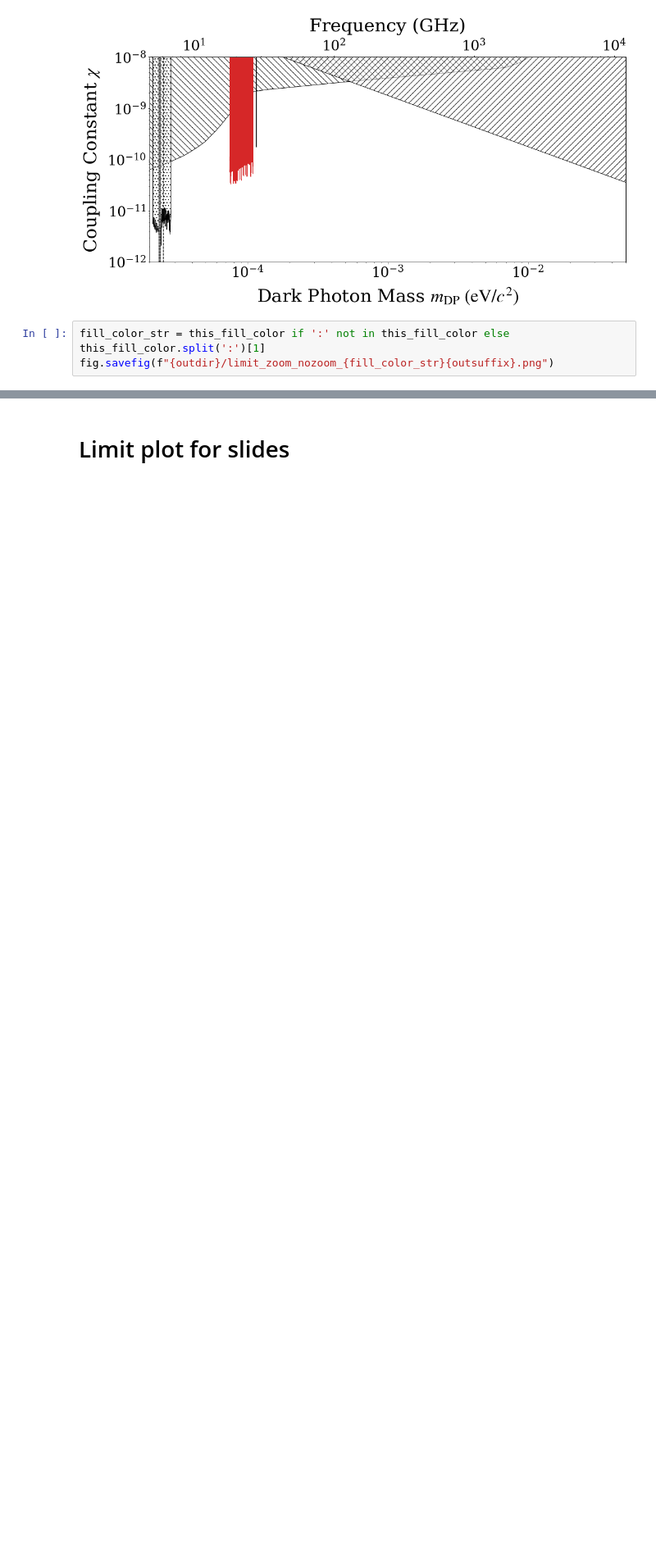
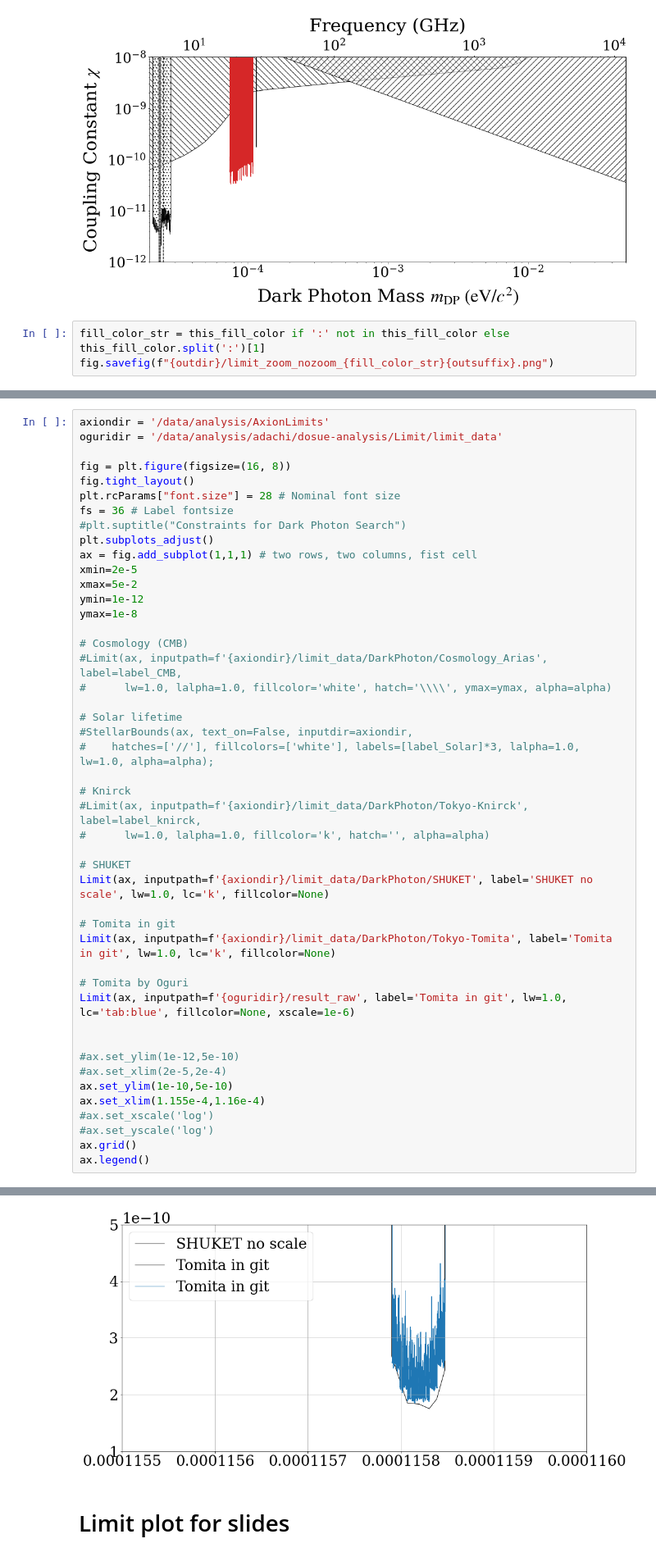
Before and after one commit to sadachi5/dosue-k, a Jupyter notebook: limit_plot.ipynb, the cells around one changed output, grey strips where cells are left out. Shown at 82% size. Drawn from its saved outputs; the diff is of its cells as text; blank space fills up the shorter version.

Commit message:
update limit for DOSUE-Q

```diff
--- a/limit_plot.ipynb
+++ b/limit_plot.ipynb
@@ -872,0 +881,47 @@ fig.savefig(f"{outdir}/limit_zoom_nozoom_{fill_color_str}{outsuffix}.png")
+# %%
+axiondir = '/data/analysis/AxionLimits'
+oguridir = '/data/analysis/adachi/dosue-analysis/Limit/limit_data'
+
+fig = plt.figure(figsize=(16, 8))
+fig.tight_layout()
+plt.rcParams["font.size"] = 28 # Nominal font size
+fs = 36 # Label fontsize
+#plt.suptitle("Constraints for Dark Photon Search")
+plt.subplots_adjust()
+ax = fig.add_subplot(1,1,1) # two rows, two columns, fist cell
+xmin=2e-5
+xmax=5e-2
+ymin=1e-12
+ymax=1e-8
+
+# Cosmology (CMB)
+#Limit(ax, inputpath=f'{axiondir}/limit_data/DarkPhoton/Cosmology_Arias', label=label_CMB,
+#      lw=1.0, lalpha=1.0, fillcolor='white', hatch='\\\\', ymax=ymax, alpha=alpha)
+
+# Solar lifetime
+#StellarBounds(ax, text_on=False, inputdir=axiondir,
+#    hatches=['//'], fillcolors=['white'], labels=[label_Solar]*3, lalpha=1.0, lw=1.0, alpha=alpha);
+
+# Knirck
+#Limit(ax, inputpath=f'{axiondir}/limit_data/DarkPhoton/Tokyo-Knirck', label=label_knirck,
+#      lw=1.0, lalpha=1.0, fillcolor='k', hatch='', alpha=alpha)
+
+# SHUKET
+Limit(ax, inputpath=f'{axiondir}/limit_data/DarkPhoton/SHUKET', label='SHUKET no scale', lw=1.0, lc='k', fillcolor=None)
+
+# Tomita in git
+Limit(ax, inputpath=f'{axiondir}/limit_data/DarkPhoton/Tokyo-Tomita', label='Tomita in git', lw=1.0, lc='k', fillcolor=None)
+
+# Tomita by Oguri
+Limit(ax, inputpath=f'{oguridir}/result_raw', label='Tomita in git', lw=1.0, lc='tab:blue', fillcolor=None, xscale=1e-6)
+
+
+#ax.set_ylim(1e-12,5e-10)
+#ax.set_xlim(2e-5,2e-4)
+ax.set_ylim(1e-10,5e-10)
+ax.set_xlim(1.155e-4,1.16e-4)
+#ax.set_xscale('log')
+#ax.set_yscale('log')
+ax.grid()
+ax.legend()
+# %% [output]
@@ -873,3 +929,4 @@ fig.savefig(f"{outdir}/limit_zoom_nozoom_{fill_color_str}{outsuffix}.png")
+[figure, added]
 # %% [markdown]
 # Limit plot for slides
 # %% [markdown]
```
Also changed, not shown: parts of 15 cells of this notebook, 4 other files.
